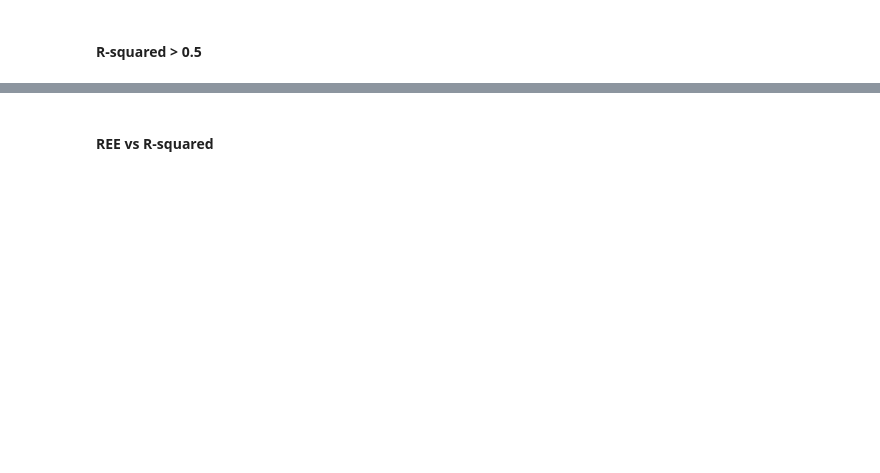
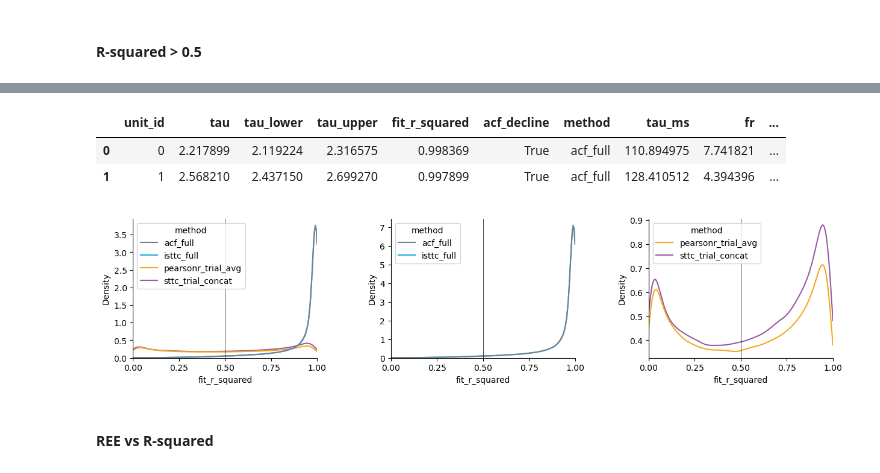
Before and after one commit to iinnpp/isttc, a Jupyter notebook: notebooks/synthetic/plot_taus_parametric_inclusion.ipynb, the cells around one changed output, grey strips where cells are left out. Saved outputs shown, nothing was run; the diff lists cells and outputs as text; code cells hidden in the pictures; blank space fills up the shorter version.

Commit message:
syn and mice, inclusion units

```diff
--- a/notebooks/synthetic/plot_taus_parametric_inclusion.ipynb
+++ b/notebooks/synthetic/plot_taus_parametric_inclusion.ipynb
@@ -707,3 +734,70 @@ if save_fig:
+# %%
+included_df.head(2)
+
+#colors = [color_acf_full, color_isttc_full, color_pearson_trail_avg, color_sttc_trail_concat]
+# %% [output]
+|  | unit_id | tau | tau_lower | tau_upper | fit_r_squared | acf_decline | method | tau_ms | fr | ... |
+| 0 | 0 | 2.217899 | 2.119224 | 2.316575 | 0.998369 | True | acf_full | 110.894975 | 7.741821 | ... |
+| 1 | 1 | 2.568210 | 2.437150 | 2.699270 | 0.997899 | True | acf_full | 128.410512 | 4.394396 | ... |
+# %%
+# R2 as KDE plots
+
+fig, axes = plt.subplots(1,3, figsize=(15,3))
+plt.subplots_adjust(hspace=0.4, wspace=0.4)
+
+sns.kdeplot(
+    data=included_df,
+    x='fit_r_squared',
+    hue='method',
+    hue_order=['acf_full', 'isttc_full', 'pearsonr_trial_avg', 'sttc_trial_concat'],
+    clip=(0, 1),
+    common_norm=True,
+    fill=False,
+    palette=colors,
+    legend=True,
+    ax=axes[0]
+)
+
+sns.kdeplot(
+    data=included_df.query('method == "acf_full" or method == "isttc_full"'),
+    x='fit_r_squared',
+    hue='method',
+    hue_order=['acf_full', 'isttc_full'],
+    clip=(0, 1),
+    common_norm=True,
+    fill=False,
+    palette=[color_acf_full, color_isttc_full],
+    legend=True,
+    ax=axes[1]
+)
+
+sns.kdeplot(
+    data=included_df.query('method == "pearsonr_trial_avg" or method == "sttc_trial_concat"'),
+    x='fit_r_squared',
+    hue='method',
+    hue_order=['pearsonr_trial_avg', 'sttc_trial_concat'],
+    clip=(0, 1),
+    common_norm=True,
+    fill=False,
+    palette=[color_pearson_trail_avg, color_sttc_trail_concat],
+    legend=True,
+    ax=axes[2]
+)
+
+for ax in axes.flat:
+    ax.axvline(x=0.5, lw=0.5, c='k')
+    ax.set_xlim([0,1])
+    ax.set_xticks(np.linspace(0, 1, 5))
+
+sns.despine()
+
+save_fig=True
+
+if save_fig:
+    plt.savefig(fig_folder + 'r2_kde_plot.png' , bbox_inches='tight', dpi=300)
+    plt.savefig(fig_folder + 'r2_kde_plot.svg' , bbox_inches='tight')
+# %% [output]
+[figure, added]
 # %%
 included_df_subset = included_df[['unit_id', 'fit_r_squared', 'method']].copy()
 included_df_subset
```
Also changed, not shown: parts of 11 cells of this notebook.
